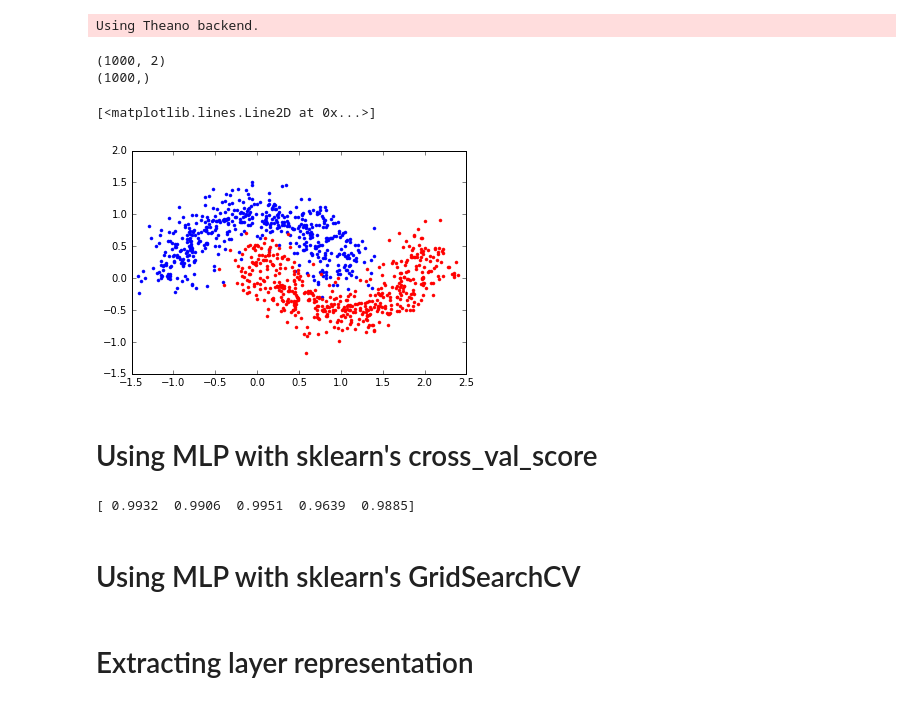
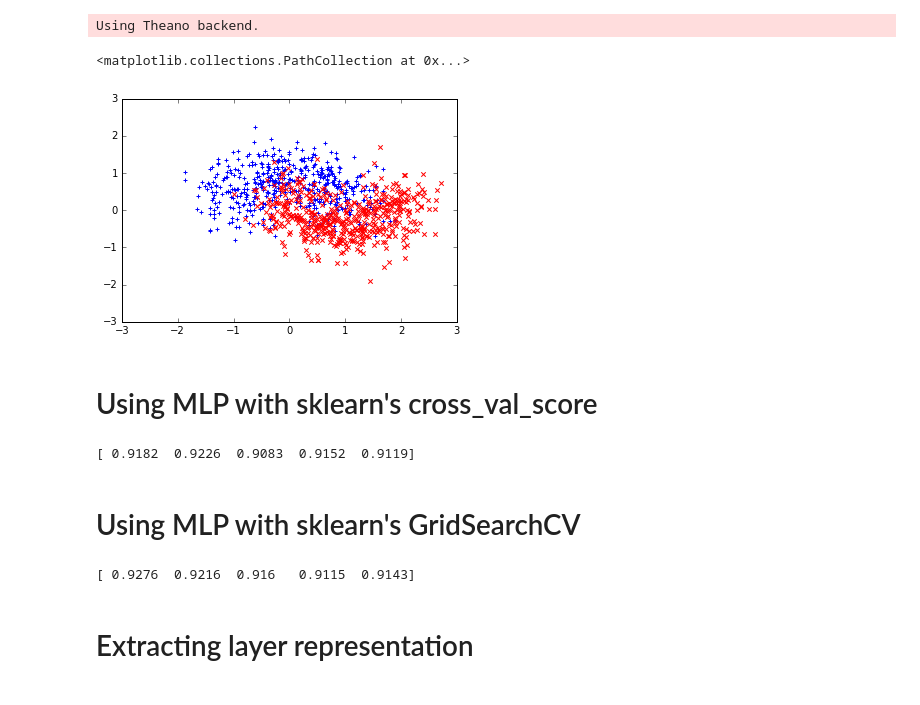
Before and after one commit to alvarouc/mlp, a Jupyter notebook: examples/moon_sklearn.ipynb, the cells around one changed output. Drawn from its saved outputs; the diff is of its cells as text; code cells hidden in the pictures.

```diff
--- a/examples/moon_sklearn.ipynb
+++ b/examples/moon_sklearn.ipynb
@@ -1,26 +1,20 @@
 # %%
 from mlp import MLP
 import matplotlib.pyplot as plt
 from sklearn.datasets import make_moons
+import numpy as np
 %matplotlib inline
-data, label = make_moons(n_samples=1000, noise=0.2)
+data, label = make_moons(n_samples=1000, noise=0.4)
+
+plt.scatter(data[label==0,0], data[label==0,1], marker='+')
+plt.scatter(data[label==1,0], data[label==1,1], c= 'red', marker='x')
 # %% [output]
 Using Theano backend.
+<matplotlib.collections.PathCollection at 0x...>
+[figure, added]
-# %%
-print(data.shape)
-print(label.shape)
-
-plt.plot(data[label==0,0], data[label==0,1],'.')
-plt.plot(data[label==1,0], data[label==1,1],'r.')
-# %% [output]
-(1000, 2)
-(1000,)
-[<matplotlib.lines.Line2D at 0x...>]
-[figure, removed]
 # %% [markdown]
 # Using MLP with sklearn's cross_val_score
 # %%
-
 from sklearn.cross_validation import cross_val_score
 
 clf = MLP(n_hidden=10, n_deep=3, l1_norm=0, drop=0.1, verbose=0)
@@ -28,7 +22,7 @@ clf = MLP(n_hidden=10, n_deep=3, l1_norm=0, drop=0.1, verbose=0)
 scores = cross_val_score(clf, data, label, cv=5, n_jobs=1, scoring='roc_auc')
 print(scores)
 # %% [output]
-[ 0.9932  0.9906  0.9951  0.9639  0.9885]
+[ 0.9182  0.9226  0.9083  0.9152  0.9119]
 # %% [markdown]
 # Using MLP with sklearn's GridSearchCV
 # %%
@@ -42,6 +36,8 @@ params = {'n_hidden': [10, 15],
 clf_grid = GridSearchCV(clf, param_grid=params, scoring='roc_auc', cv=5, n_jobs=1)
 scores = cross_val_score(clf_grid, data, label, cv=5, n_jobs=1, scoring='roc_auc')
 print(scores)
+# %% [output]
+[ 0.9276  0.9216  0.916   0.9115  0.9143]
 # %% [markdown]
 # Extracting layer representation
 # %%
```
Also changed, not shown: parts of 14 cells of this notebook, 1 other file.
